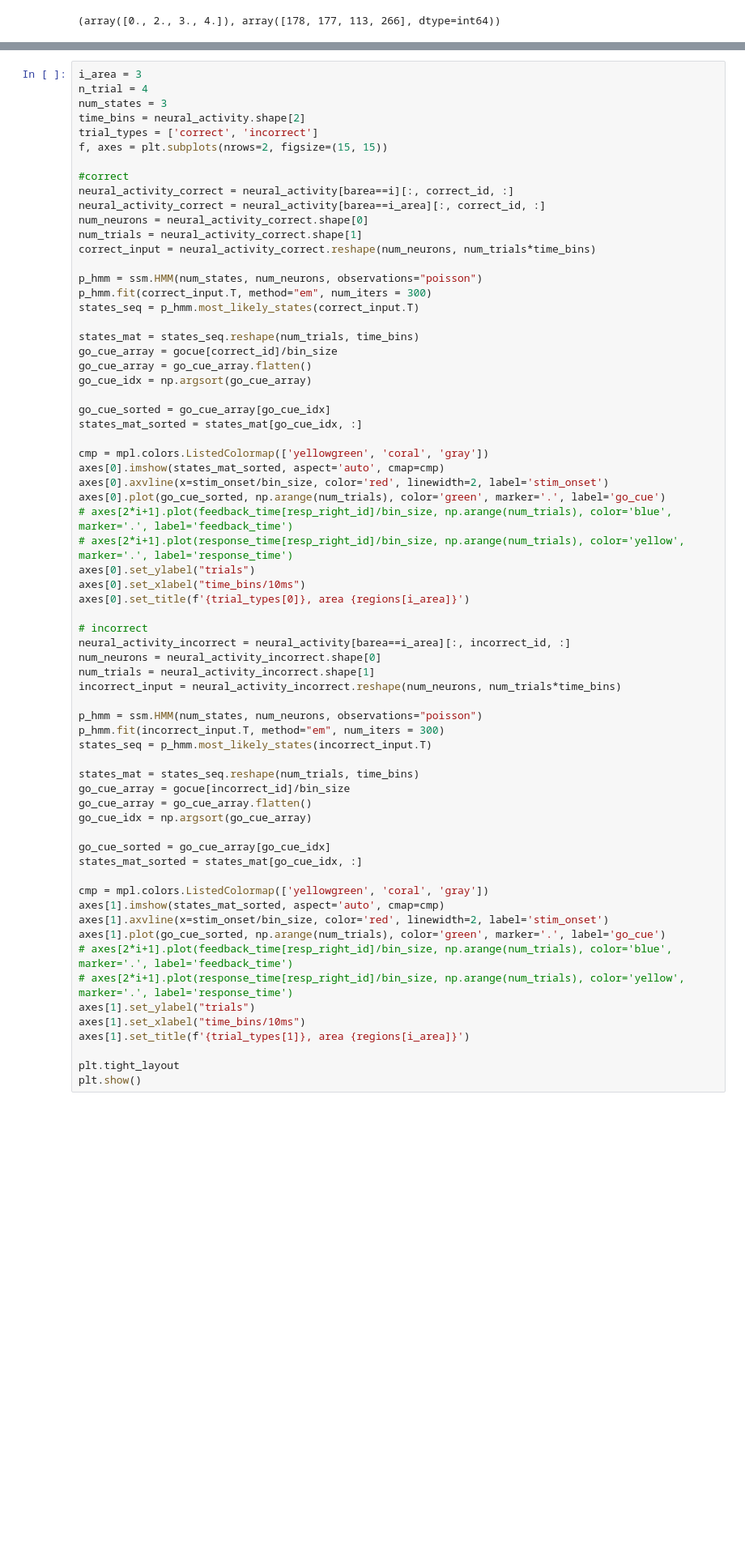
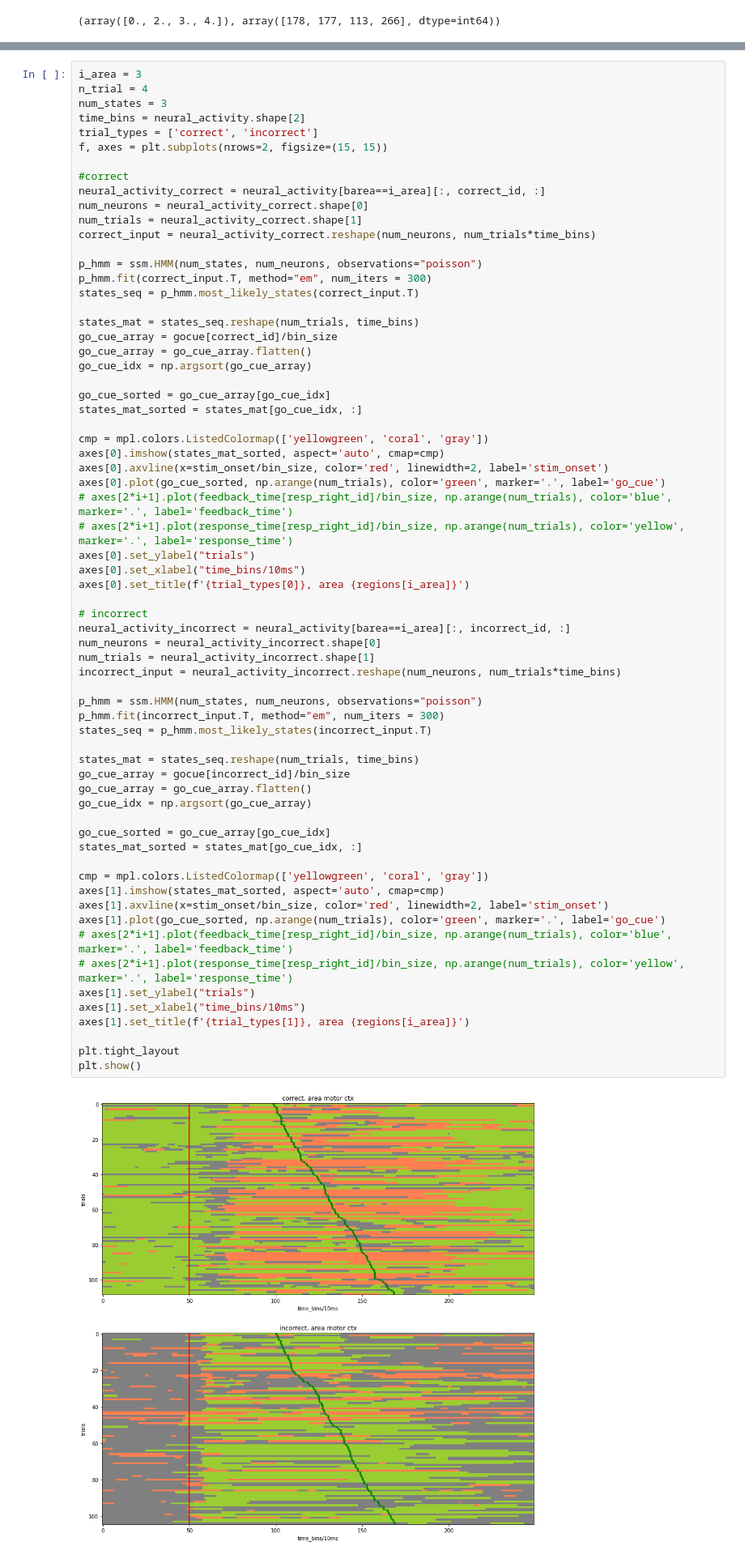
Before and after one commit to Jp-17/NMA_CN_2022_learning, a Jupyter notebook: project/Code/4_areas_trials.ipynb, the cells around one changed output, grey strips where cells are left out. Shown at 81% size. Drawn from its saved outputs; the diff is of its cells as text; blank space fills up the shorter version.

```diff
--- a/project/Code/4_areas_trials.ipynb
+++ b/project/Code/4_areas_trials.ipynb
@@ -316,7 +319,6 @@ trial_types = ['correct', 'incorrect']
 f, axes = plt.subplots(nrows=2, figsize=(15, 15))
 
 #correct
-neural_activity_correct = neural_activity[barea==i][:, correct_id, :]
 neural_activity_correct = neural_activity[barea==i_area][:, correct_id, :]
 num_neurons = neural_activity_correct.shape[0]
 num_trials = neural_activity_correct.shape[1]
@@ -347,30 +349,32 @@ axes[0].set_title(f'{trial_types[0]}, area {regions[i_area]}')
 # incorrect
 neural_activity_incorrect = neural_activity[barea==i_area][:, incorrect_id, :]
 num_neurons = neural_activity_incorrect.shape[0]
 num_trials = neural_activity_incorrect.shape[1]
 incorrect_input = neural_activity_incorrect.reshape(num_neurons, num_trials*time_bins)
 
 p_hmm = ssm.HMM(num_states, num_neurons, observations="poisson")
 p_hmm.fit(incorrect_input.T, method="em", num_iters = 300)
 states_seq = p_hmm.most_likely_states(incorrect_input.T)
 
 states_mat = states_seq.reshape(num_trials, time_bins)
 go_cue_array = gocue[incorrect_id]/bin_size
 go_cue_array = go_cue_array.flatten()
 go_cue_idx = np.argsort(go_cue_array)
 
 go_cue_sorted = go_cue_array[go_cue_idx]
 states_mat_sorted = states_mat[go_cue_idx, :]
 
 cmp = mpl.colors.ListedColormap(['yellowgreen', 'coral', 'gray'])
 axes[1].imshow(states_mat_sorted, aspect='auto', cmap=cmp)
 axes[1].axvline(x=stim_onset/bin_size, color='red', linewidth=2, label='stim_onset')
 axes[1].plot(go_cue_sorted, np.arange(num_trials), color='green', marker='.', label='go_cue')
 # axes[2*i+1].plot(feedback_time[resp_right_id]/bin_size, np.arange(num_trials), color='blue', marker='.', label='feedback_time')
 # axes[2*i+1].plot(response_time[resp_right_id]/bin_size, np.arange(num_trials), color='yellow', marker='.', label='response_time')
 axes[1].set_ylabel("trials")
 axes[1].set_xlabel("time_bins/10ms")
 axes[1].set_title(f'{trial_types[1]}, area {regions[i_area]}')
 
 plt.tight_layout
 plt.show()
+# %% [output]
+[figure, added]
```
Also changed, not shown: parts of 2 cells of this notebook.
